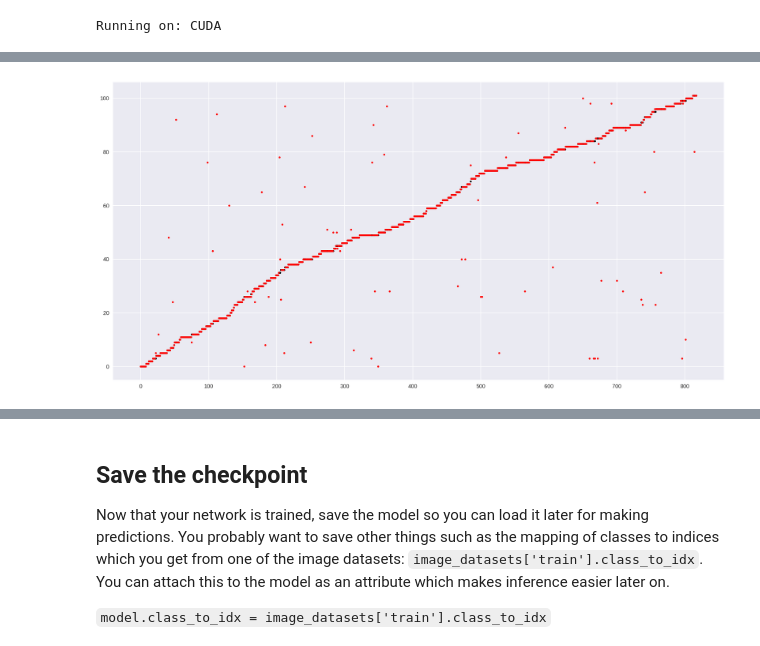
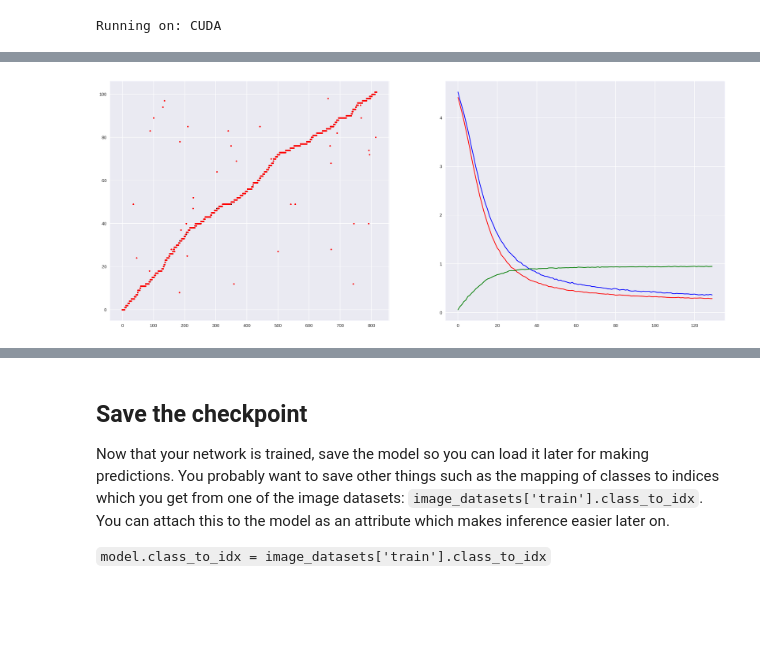
Before and after one commit to silviomori/udacity-deeplearning-pytorch-challenge-lab, a Jupyter notebook: Image Classifier Project.ipynb, the cells around one changed output, grey strips where cells are left out. Saved outputs shown, nothing was run; the diff lists cells and outputs as text; code cells hidden in the pictures; blank space fills up the shorter version.

Commit message:
feat: Classifier for ResNet-50; optim=SGD+weight_decay; Save checkpoint
Accuracy reached 95.1% after 130 epochs
Training loss: 0.362682
Validation loss: 0.287290 (still decreasing)

```diff
--- a/Image Classifier Project.ipynb
+++ b/Image Classifier Project.ipynb
@@ -272,23 +280,29 @@ device = torch.device("cuda" if torch.cuda.is_available() else "cpu")
 print(f'Running on: {str(device).upper()}')
 # %% [output]
 Running on: CUDA
+# %%
+# Define hyperparameters
+learn_rate = 0.003
+
+# track change in validation loss
+valid_loss_min = np.Inf
+
+# Cross-Entropy (LogSoftmax and NLLLoss)
+criterion = nn.NLLLoss()
+
+# Only train the classifier parameters, feature parameters are frozen
+optimizer = optim.SGD(model.fc.parameters(), lr=learn_rate, weight_decay=learn_rate)
+
+model.to(device)
+start = time.time()
+trace_log = []
+trace_train_loss = []
+trace_valid_loss = []
+trace_accuracy = []
+epochs_trained = 0
 # %%
-# Define hyperparameters
+# Time to train
 epochs = 10
-learn_rate = 0.003
-
-# track change in validation loss
-valid_loss_min = np.Inf
-
-# Cross-Entropy (LogSoftmax and NLLLoss)
-criterion = nn.NLLLoss()
-
-# Only train the classifier parameters, feature parameters are frozen
-optimizer = optim.Adam(model.fc.parameters(), lr=learn_rate)
-
-model.to(device)
-start = time.time()
-trace_log = []
 for epoch in range(1,epochs+1):
 
     #####################
@@ -316,6 +330,9 @@ for epoch in range(1,epochs+1):
 
         # Track train loss
         train_loss += batch_loss.item()
+
+    # Track how many epochs has already run
+    epochs_trained += 1
 
     #####################
     #      VALIDATE     #
@@ -355,8 +372,12 @@ for epoch in range(1,epochs+1):
     valid_loss = valid_loss/len(dataloaders['valid_data'])
     accuracy = accuracy*100/len(dataloaders['valid_data'])
 
+    trace_train_loss.append(train_loss)
+    trace_valid_loss.append(valid_loss)
+    trace_accuracy.append(accuracy/100)
+
     # print training/validation statistics
-    log = f'Epoch: {epoch} \t\
+    log = f'Epoch: {epochs_trained} \t\
             Training Loss: {train_loss:.6f} \t\
             Validation Loss: {valid_loss:.6f} \t\
             Validation accuracy: {accuracy:.2f}% \t\
@@ -364,10 +385,32 @@ for epoch in range(1,epochs+1):
     trace_log.append(log)
     print(log)
 
-    plt.figure(figsize=(20,10))
+    # save model if validation loss has decreased
+    if valid_loss <= valid_loss_min:
+        print(f'Validation loss decreased: \
+              {valid_loss_min:.6f} --> {valid_loss:.6f}).  Saving model ...')
+
+        checkpoint = {'classifier': classifier,
+                      'epochs_trained': epochs_trained,
+                      'model_state_dict': model.state_dict(),
+                      'optimizer_state_dict': optimizer.state_dict()
+                     }
+        torch.save(checkpoint, 'imageclassifierproject_resnet50.pt')
+        valid_loss_min = valid_loss
+
+    plt.figure(figsize=(25,10))
+    plt.subplot(1,2,1)
     plt.plot(np.array(labels_graph), 'k.')
     plt.plot(np.array(top_class_graph), 'r.')
+
+
+    plt.subplot(1,2,2)
+    plt.plot(np.array(trace_train_loss), 'b', label='train loss')
+    plt.plot(np.array(trace_valid_loss), 'r', label='validation loss')
+    plt.plot(np.array(trace_accuracy), 'g', label='accuracy')
+
     plt.show()
+
 
     # Back model to training mode
     model.train()
@@ -379 +423 @@ Epoch: 10                   Training Loss: 0.828291                 Validation L
-[figure, old version]
+[figure, new version]
```
Also changed, not shown: parts of 8 cells of this notebook.
